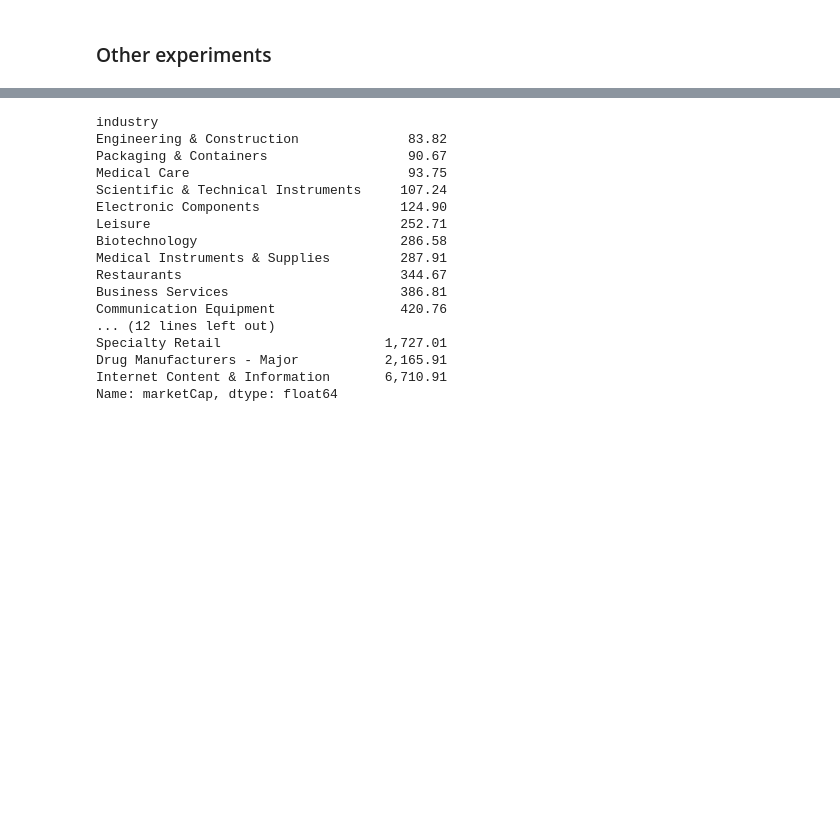
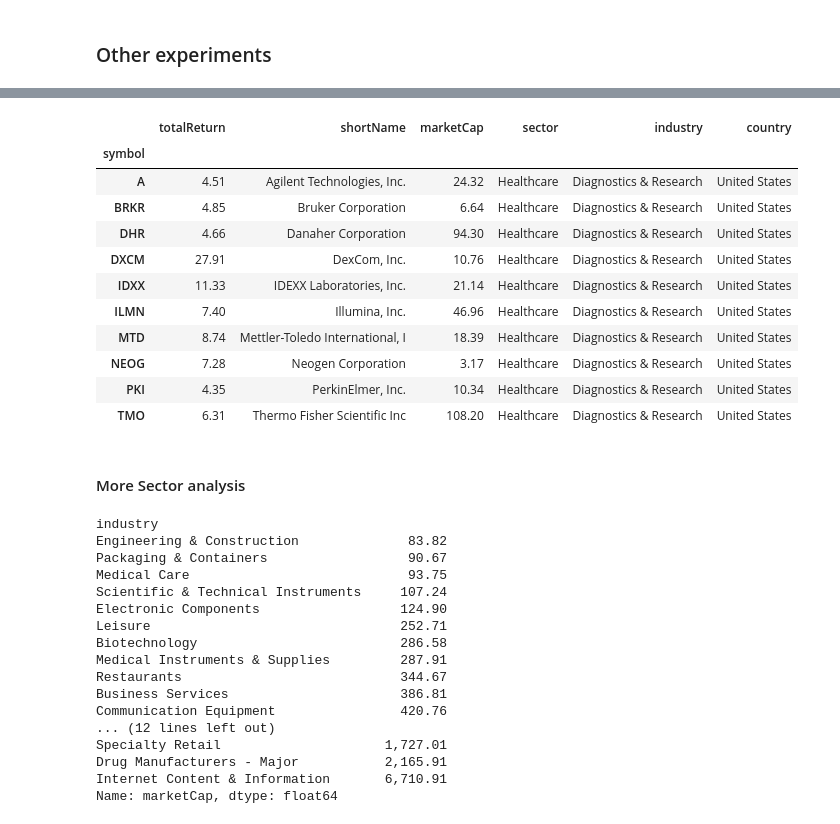
Before and after one commit to webclinic017/inception, a Jupyter notebook: notebooks/micro_TF.ipynb, the cells around one changed output, grey strips where cells are left out. Saved outputs shown, nothing was run; the diff lists cells and outputs as text; code cells hidden in the pictures; blank space fills up the shorter version.

```diff
--- a/notebooks/micro_TF.ipynb
+++ b/notebooks/micro_TF.ipynb
@@ -473,3 +550,20 @@ pred_df.loc[label_mask]\
+# %%
+joined_df.loc[joined_df.industry.isin(['Diagnostics & Research']), :]
+# %% [output]
+|  | totalReturn | shortName | marketCap | sector | industry | country |
+| symbol |  |  |  |  |  |  |
+| A | 4.51 | Agilent Technologies, Inc. | 24.32 | Healthcare | Diagnostics & Research | United States |
+| BRKR | 4.85 | Bruker Corporation | 6.64 | Healthcare | Diagnostics & Research | United States |
+| DHR | 4.66 | Danaher Corporation | 94.30 | Healthcare | Diagnostics & Research | United States |
+| DXCM | 27.91 | DexCom, Inc. | 10.76 | Healthcare | Diagnostics & Research | United States |
+| IDXX | 11.33 | IDEXX Laboratories, Inc. | 21.14 | Healthcare | Diagnostics & Research | United States |
+| ILMN | 7.40 | Illumina, Inc. | 46.96 | Healthcare | Diagnostics & Research | United States |
+| MTD | 8.74 | Mettler-Toledo International, I | 18.39 | Healthcare | Diagnostics & Research | United States |
+| NEOG | 7.28 | Neogen Corporation | 3.17 | Healthcare | Diagnostics & Research | United States |
+| PKI | 4.35 | PerkinElmer, Inc. | 10.34 | Healthcare | Diagnostics & Research | United States |
+| TMO | 6.31 | Thermo Fisher Scientific Inc | 108.20 | Healthcare | Diagnostics & Research | United States |
+# %% [markdown]
+#### More Sector analysis
 # %%
 tgt_sectors = [
     'Technology', 'Communication Services',
```
Also changed, not shown: parts of 12 cells of this notebook, 1 other file.
